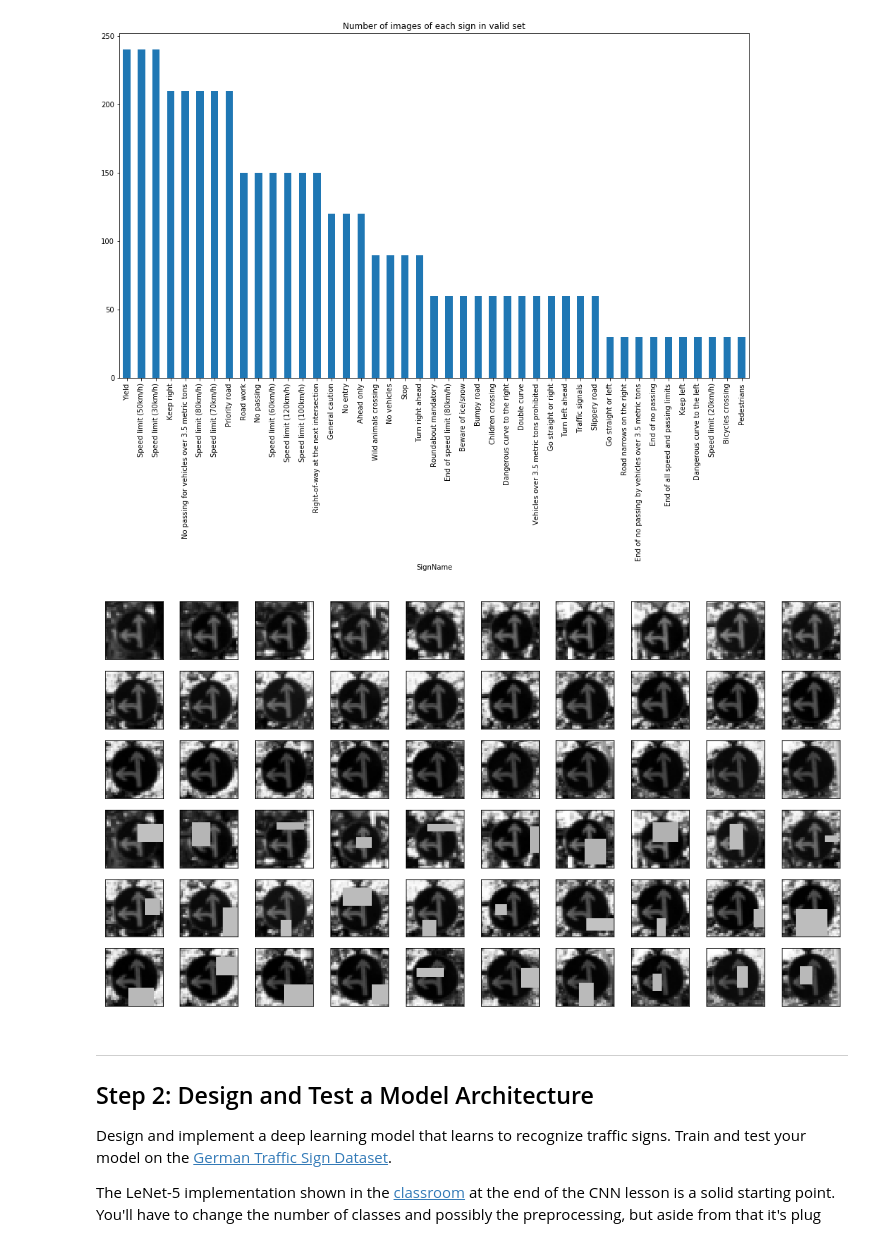
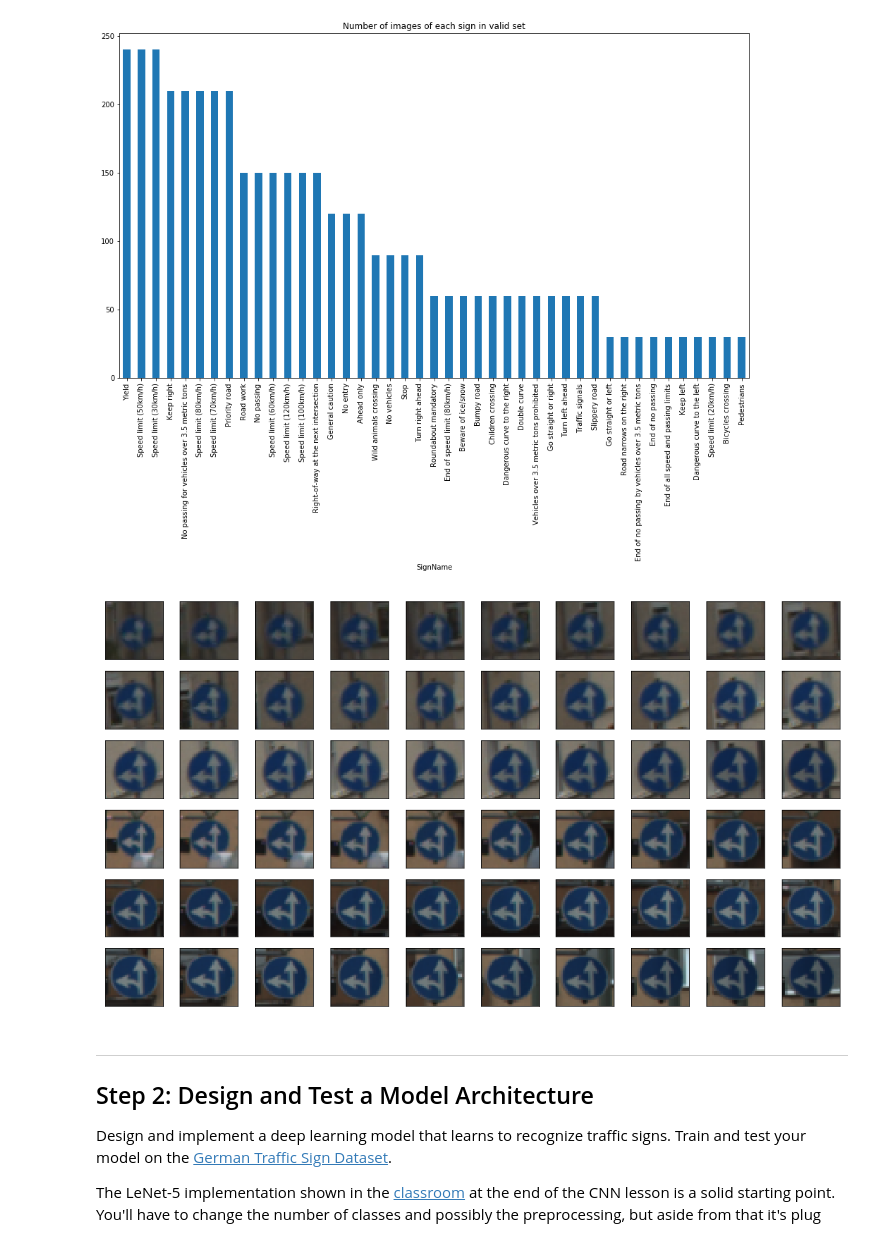
Before and after one commit to xingliuUT/CarND-Traffic-Sign-Classifier-Project, a Jupyter notebook: Traffic_Sign_Classifier.ipynb, the cells around one changed output. Cells and saved outputs as stored; diff of their text form; code cells hidden in the pictures.

```diff
--- a/Traffic_Sign_Classifier.ipynb
+++ b/Traffic_Sign_Classifier.ipynb
@@ -118,28 +118,28 @@ signNameHist(y_valid, 'Number of images of each sign in valid set')
 # %%
 ### Data exploration visualization code goes here.
 ### Feel free to use as many code cells as needed.
 #import seaborn as sns
 
 
-def plot80(select_sign):
+def plot80():
     plt.figure(figsize = (16, 9))
 
-    X_img = X_valid_new[y_valid_new == 37]
+    X_img = X_train[y_train == 37]
     for i in range(60):
         sub = plt.subplot(6, 10, i+1)
         sub.set_xticks(())
         sub.set_yticks(())
-        sub.imshow(X_img[i].squeeze(), cmap = 'gray')
+        sub.imshow(X_img[i].squeeze())
     plt.show()
 #select_signs = ['Ahead only', 'Speed limit (20km/h)']
 #for s in select_signs:
     #plot80(s)
 #print(sum(y_train_new == 1))
 #X_img = X_train_new[y_train_new == 1]
 #print(np.shape(X_img[0] ))
-plot80('a')
+plot80()
 # %% [output]
-[figure, old version]
+[figure, new version]
 # %% [markdown]
 ----
 
```
Also changed, not shown: parts of 7 cells of this notebook.
